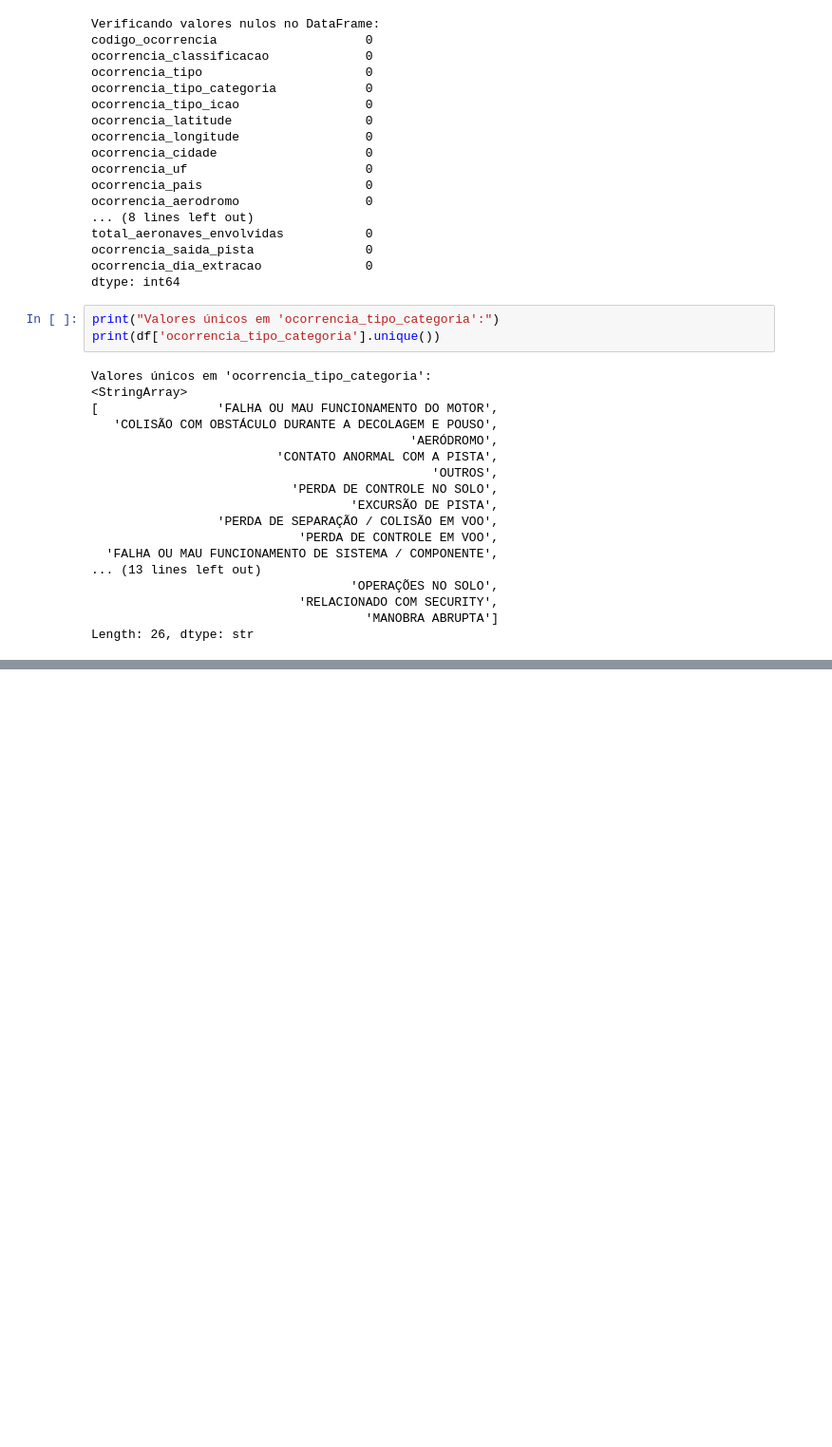
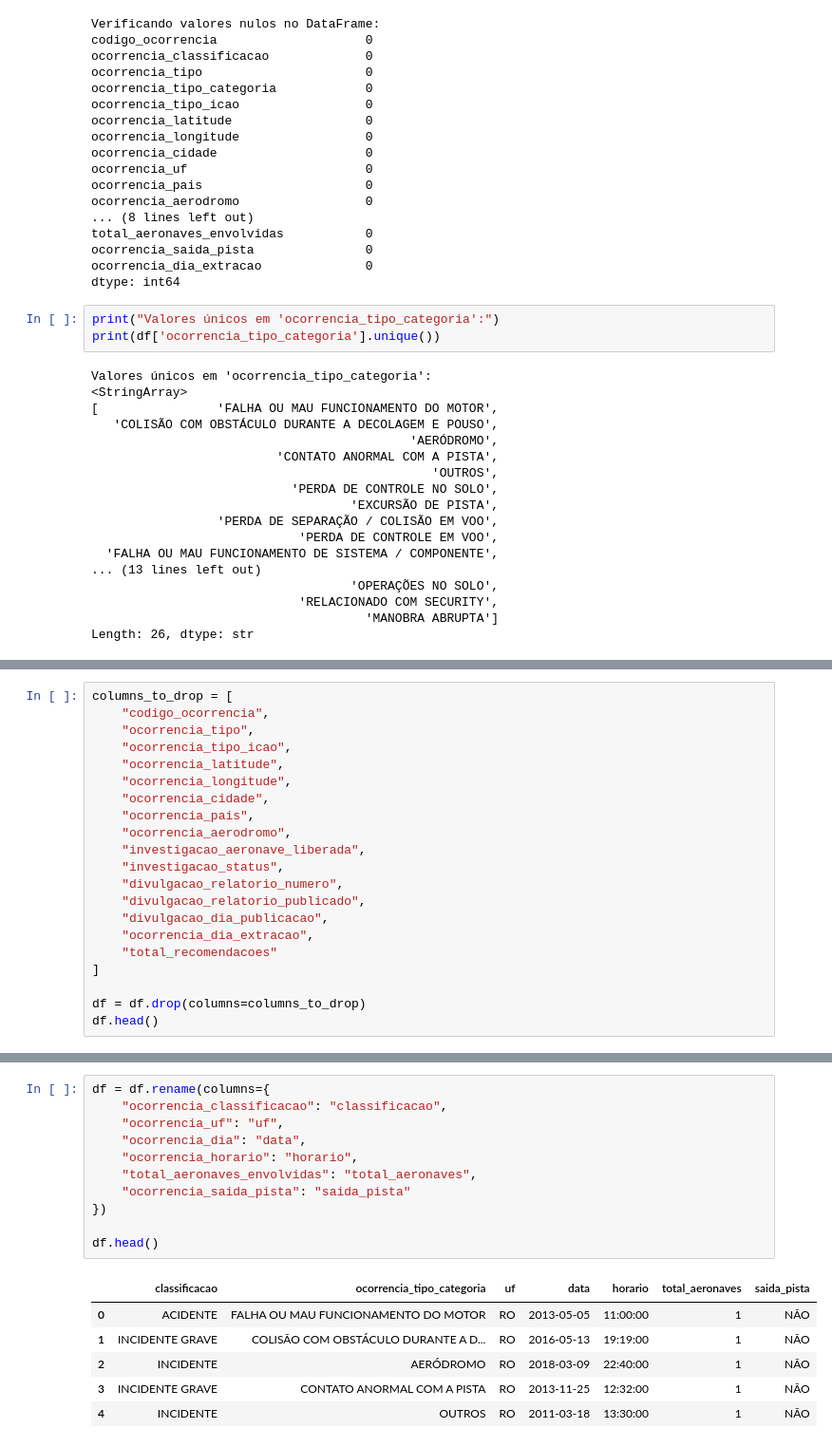
Before and after one commit to queirogaraffael/flight-analytics-br, a Jupyter notebook: notebooks/Flight_Analytics_BR.ipynb, the cells around one changed output, grey strips where cells are left out. Shown at 95% size. Cells and saved outputs as stored; diff of their text form; blank space fills up the shorter version.

Commit message:
refactor: melhorias na qualidade dos codigos e markdowns

```diff
--- a/notebooks/Flight_Analytics_BR.ipynb
+++ b/notebooks/Flight_Analytics_BR.ipynb
@@ -378,0 +193,21 @@ plt.show()
+# %%
+columns_to_drop = [
+    "codigo_ocorrencia",
+    "ocorrencia_tipo",
+    "ocorrencia_tipo_icao",
+    "ocorrencia_latitude",
+    "ocorrencia_longitude",
+    "ocorrencia_cidade",
+    "ocorrencia_pais",
+    "ocorrencia_aerodromo",
+    "investigacao_aeronave_liberada",
+    "investigacao_status",
+    "divulgacao_relatorio_numero",
+    "divulgacao_relatorio_publicado",
+    "divulgacao_dia_publicacao",
+    "ocorrencia_dia_extracao",
+    "total_recomendacoes"
+]
+
+df = df.drop(columns=columns_to_drop)
+df.head()
@@ -378,0 +221,18 @@ plt.show()
+# %%
+df = df.rename(columns={
+    "ocorrencia_classificacao": "classificacao",
+    "ocorrencia_uf": "uf",
+    "ocorrencia_dia": "data",
+    "ocorrencia_horario": "horario",
+    "total_aeronaves_envolvidas": "total_aeronaves",
+    "ocorrencia_saida_pista": "saida_pista"
+})
+
+df.head()
+# %% [output]
+|  | classificacao | ocorrencia_tipo_categoria | uf | data | horario | total_aeronaves | saida_pista |
+| 0 | ACIDENTE | FALHA OU MAU FUNCIONAMENTO DO MOTOR | RO | 2013-05-05 | 11:00:00 | 1 | NÃO |
+| 1 | INCIDENTE GRAVE | COLISÃO COM OBSTÁCULO DURANTE A D... | RO | 2016-05-13 | 19:19:00 | 1 | NÃO |
+| 2 | INCIDENTE | AERÓDROMO | RO | 2018-03-09 | 22:40:00 | 1 | NÃO |
+| 3 | INCIDENTE GRAVE | CONTATO ANORMAL COM A PISTA | RO | 2013-11-25 | 12:32:00 | 1 | NÃO |
+| 4 | INCIDENTE | OUTROS | RO | 2011-03-18 | 13:30:00 | 1 | NÃO |
```
Also changed, not shown: parts of 51 cells of this notebook.
